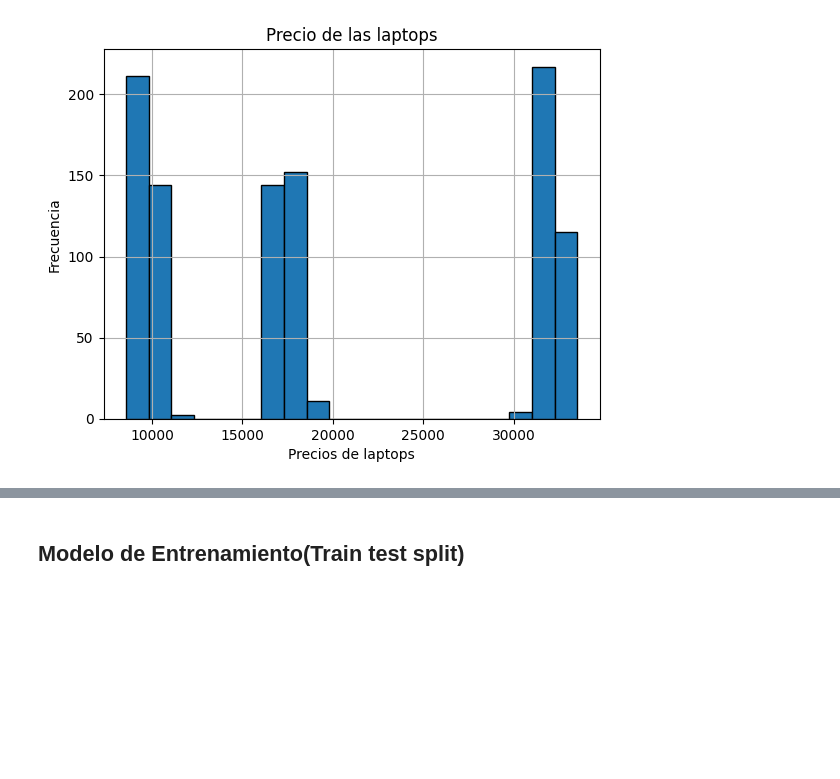
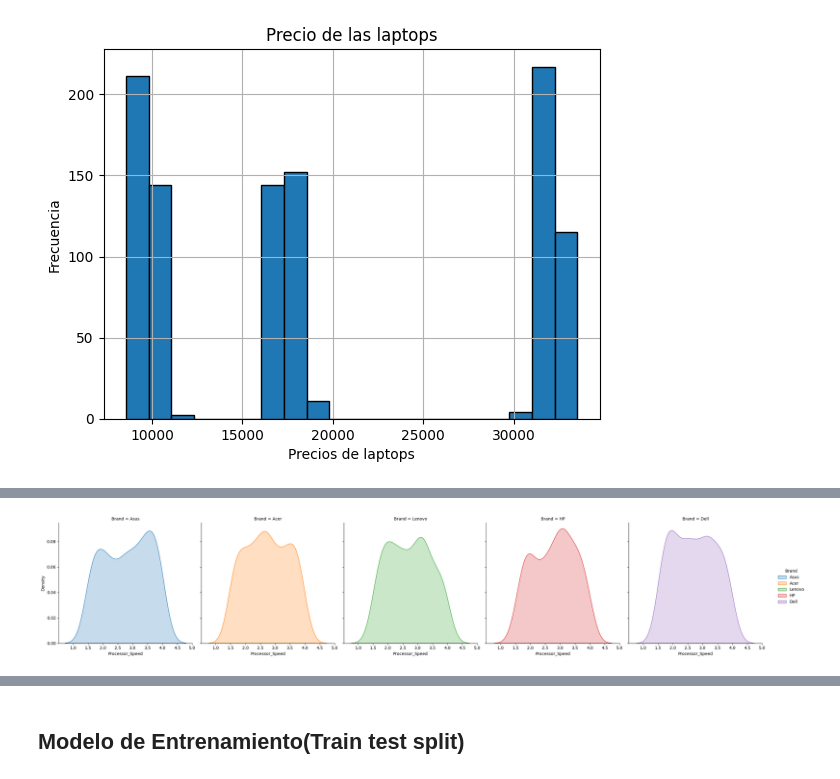
Before and after one commit to Isaac244/Proyecto_Machine_Learning, a Jupyter notebook: Proyecto-final.ipynb, the cells around one changed output, grey strips where cells are left out. Saved outputs shown, nothing was run; the diff lists cells and outputs as text; code cells hidden in the pictures; blank space fills up the shorter version.

```diff
--- a/Proyecto-final.ipynb
+++ b/Proyecto-final.ipynb
@@ -139,0 +161,6 @@ plt.show()
+# %%
+#GRAFICA DE PROCESADORES POR MARCA
+sns.displot(data=data_nueva, x='Processor_Speed', hue='Brand', kind='kde',fill=True, col='Brand')
+plt.show()
+# %% [output]
+[figure, added]
```
Also changed, not shown: parts of 10 cells of this notebook, 1 other file.
